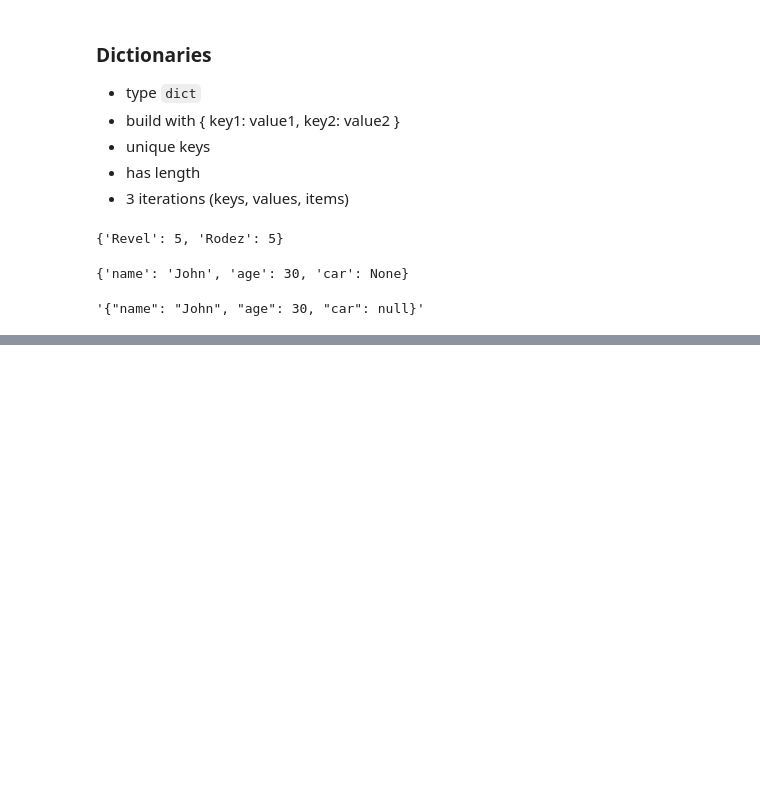
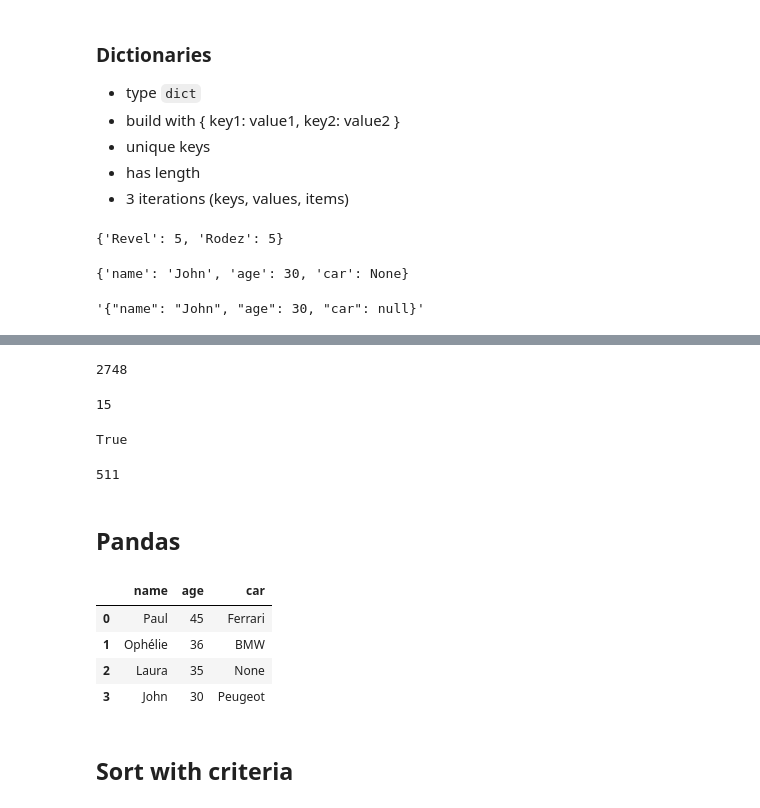
Before and after one commit to matthcol/python202506, a Jupyter notebook: Basics.ipynb, the cells around one changed output, grey strips where cells are left out. Drawn from its saved outputs; the diff is of its cells as text; code cells hidden in the pictures; blank space fills up the shorter version.

```diff
--- a/Basics.ipynb
+++ b/Basics.ipynb
@@ -1055,0 +1088,19 @@ json.dumps(data)
+# %%
+patrimoine = [
+    {
+        'name': 'Paul',
+        'age': 45,
+        'car': 'Ferrari'
+    },
+    {
+        'name': 'Ophélie',
+        'age': 36,
+        'car': 'BMW'
+    },
+    {
+        'name': 'Laura',
+        'age': 35,
+        'car': None
+    },
+]
+patrimoine
@@ -1055,0 +1119,3 @@ json.dumps(data)
+# %%
+patrimoine.append(data)
+patrimoine
@@ -1055,0 +1296,29 @@ json.dumps(data)
+# %%
+0xabc
+# %% [output]
+2748
+# %%
+0b1111
+# %% [output]
+15
+# %%
+0b1111 == 0xF
+# %% [output]
+True
+# %%
+0o777
+# %% [output]
+511
+# %% [markdown]
+## Pandas
+# %%
+df_patrimoine = pd.DataFrame(patrimoine)
+df_patrimoine
+# %% [output]
+|  | name | age | car |
+| 0 | Paul | 45 | Ferrari |
+| 1 | Ophélie | 36 | BMW |
+| 2 | Laura | 35 | None |
+| 3 | John | 30 | Peugeot |
+# %% [markdown]
+## Sort with criteria
```
Also changed, not shown: parts of 66 cells of this notebook, 17 other files.
